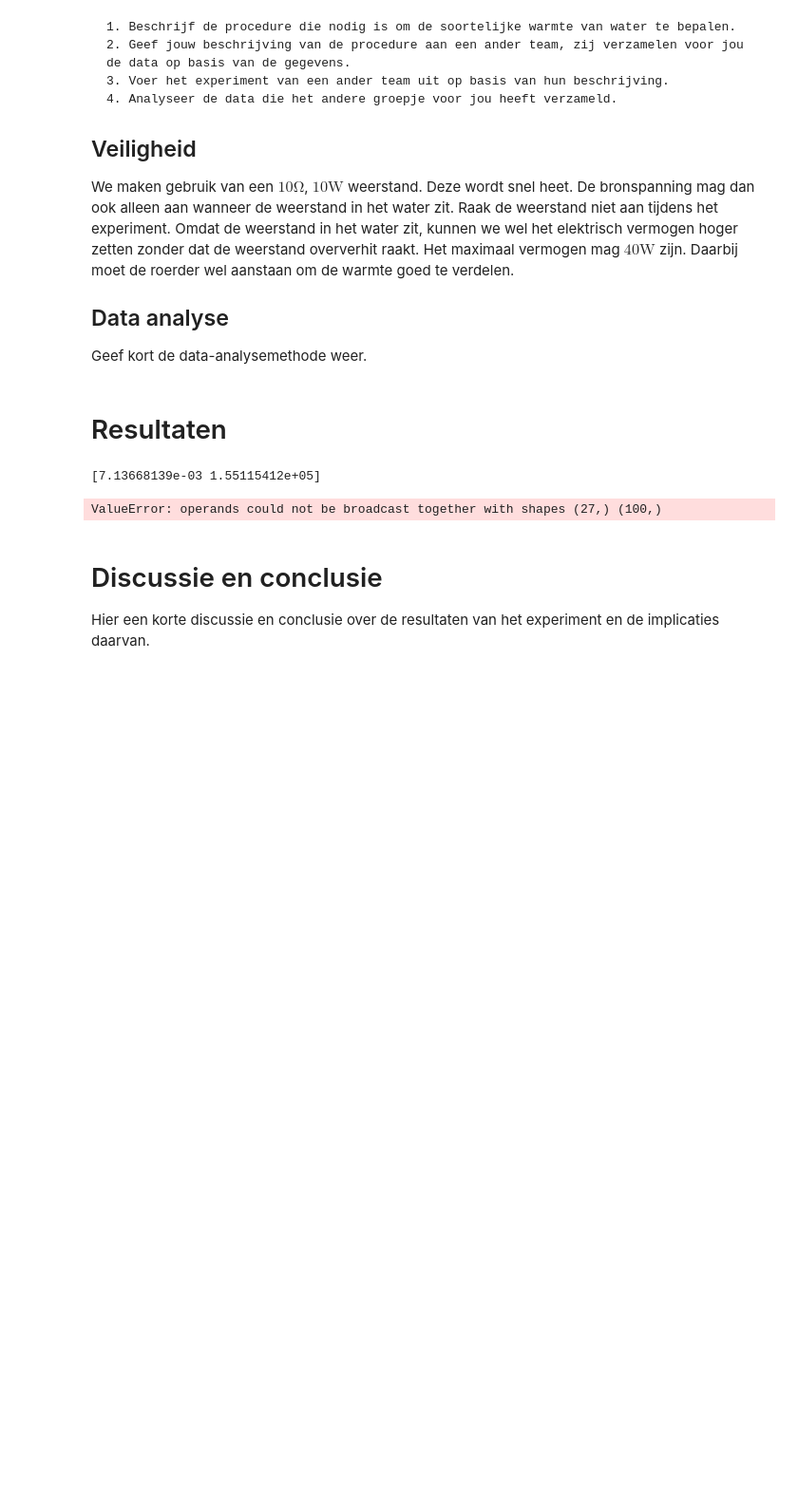
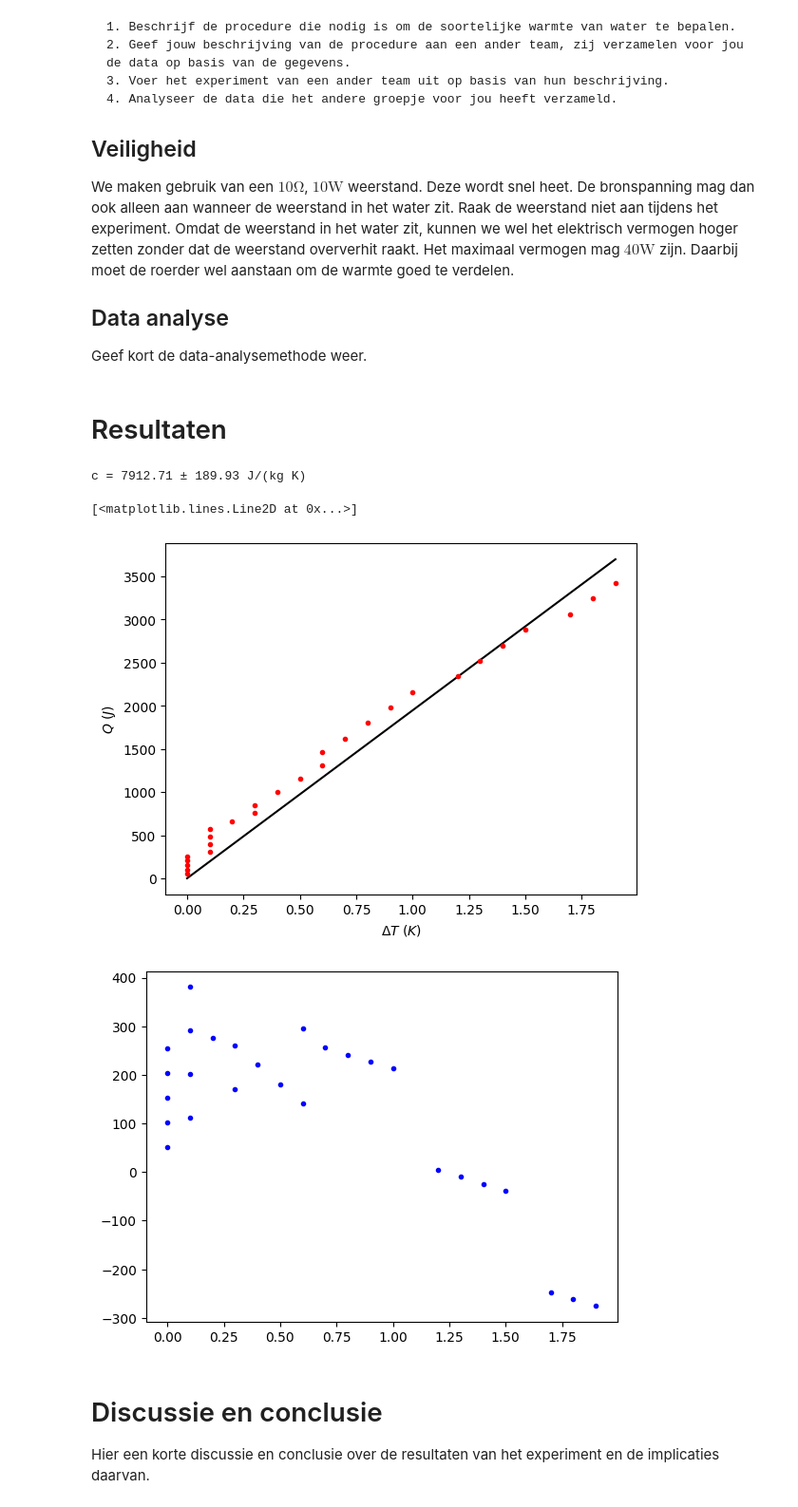
Before and after one commit to blubbertTUDelft/463, a Jupyter notebook: Content/Labs/cwater.ipynb, the cells around one changed output. Shown at 95% size. Saved outputs shown, nothing was run; the diff lists cells and outputs as text; code cells hidden in the pictures; blank space fills up the shorter version.

Commit message:
data analyse druk en soortelijke warmte

```diff
--- a/Content/Labs/cwater.ipynb
+++ b/Content/Labs/cwater.ipynb
@@ -68,38 +68,50 @@ Geef kort de data-analysemethode weer.
 # %%
 # Hier de data en de analyse
 import numpy as np
 import matplotlib.pyplot as plt
 from scipy.optimize import curve_fit
 
-m = 246.1/1000  # massa in kg
 
+# data
 data = np.loadtxt('metingen/Soortwater.csv',delimiter=';',skiprows=1)
-
 times = data[:,0]  # tijd in s
-temps = data[:,1] + 373.15  # temperatuur in K
+temps = data[:,1] + 273.15  # temperatuur in K
 U = data[:,2]  # spanning in V
 R = 10 # weerstand in Ohm
-I = U / R  # stroom in A
-dt = 5  # tijdsinterval in s
-Q_t = U * dt * I
-p = np.cumsum(Q_t)  # totale verstrekte warmte-energie in J
-delta_T = temps - temps[0]  # temperatuurverschil in K
+m = 246.1/1000  # massa in kg
+dt = 5 # tijd in s
 
-def fdelta_T(t,delta_t, c):
-    return p * (t * delta_t)/(c * m)
+# verwerken
+dT = temps - temps[0]
+I = U / R
+P = U * I
+dQ = P * dt  # energie in J
+Q = np.cumsum(dQ)
 
-popt, pcov = curve_fit(fdelta_T, p, delta_T, p0=[30,4000], maxfev=50000)
-print(popt)
-t = np.linspace(0,2 , 100)
-y_fit = fdelta_T(t, *popt)
+# fit
+def func(dT,c):
+    return c * m * dT
+var, covar = curve_fit(func,dT,Q)
+x_fit = np.linspace(np.min(dT),np.max(dT),1000)
+y_fit = func(x_fit,*var)
+plt.plot(x_fit,y_fit,'k-',label='fit')
+plt.plot(dT,Q,'r.',label='data')
+plt.xlabel(r'$\Delta T$ $(K)$')
+plt.ylabel(r'$Q$ $(J)$')
 
-plt.plot(p, delta_T, 'b.', label='Data')
-plt.plot(y_fit, delta_T, 'r-', label='Fit')
-plt.xlabel('Verstrekte warmte-energie Q (J)')
-plt.ylabel('Temperatuurverschil ΔT (K)')
+# resultaten
+c = var
+u_c = np.sqrt(np.diag(covar))
+print(f'c = {c[0]:.2f} ± {u_c[0]:.2f} J/(kg K)')
+
+r = Q - func(dT,*var)
+plt.figure()
+plt.plot(dT,r,'b.')
 # %% [output]
-[7.13668139e-03 1.55115412e+05]
+c = 7912.71 ± 189.93 J/(kg K)
-ValueError: operands could not be broadcast together with shapes (27,) (100,)
+[<matplotlib.lines.Line2D at 0x...>]
+[figure, added]
+[figure, added]
 # %%
 # Sla figuren op met
 #
```
Also changed, not shown: 1 other file.
